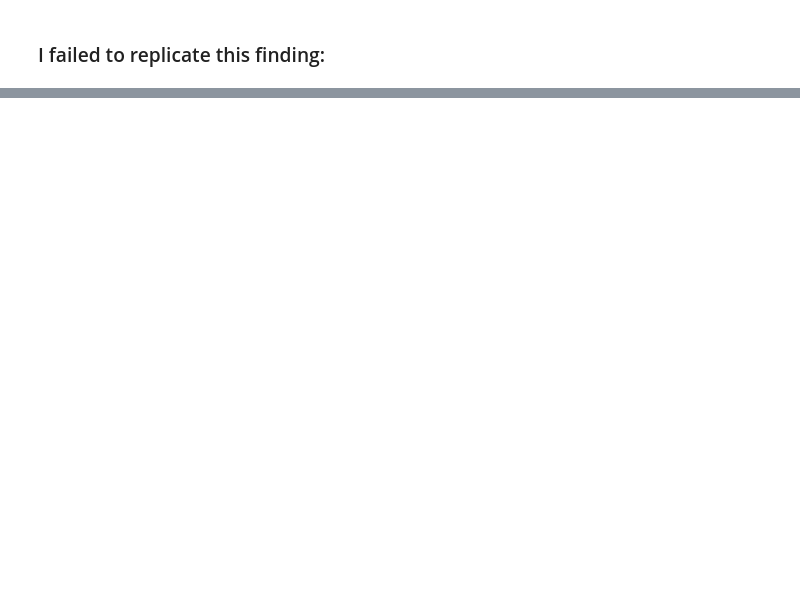
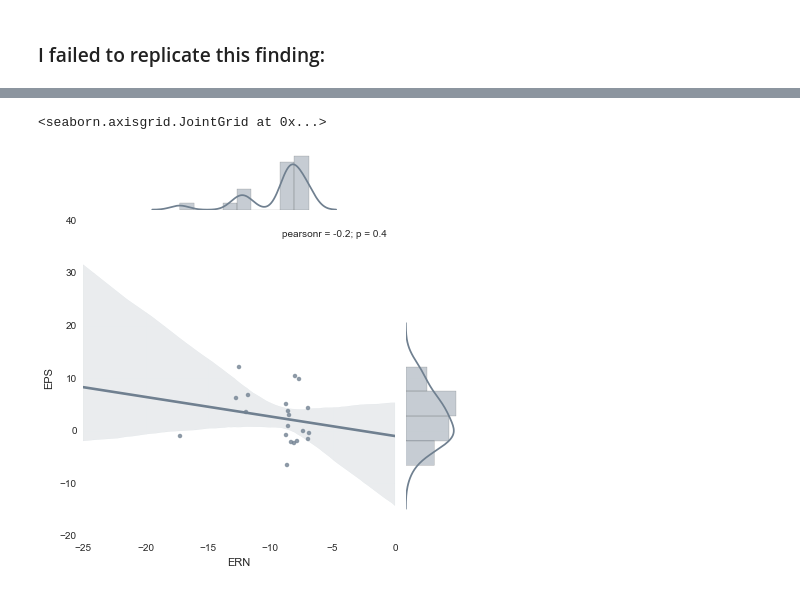
Before and after one commit to meli-lewis/rp_hajcak-foti, a Jupyter notebook: RP_Hajcak_Foti.ipynb, the cells around one changed output, grey strips where cells are left out. Drawn from its saved outputs; the diff is of its cells as text; code cells hidden in the pictures; blank space fills up the shorter version.

```diff
--- a/RP_Hajcak_Foti.ipynb
+++ b/RP_Hajcak_Foti.ipynb
@@ -61,0 +126,7 @@ sns.jointplot(error_trials['ERN'],error_trials['EPS'],kind="reg",stat_func=pears
+# %%
+high_amp_san_outlier = high_amplitude[high_amplitude['participant'] != 1]
+# %%
+sns.jointplot(high_amp_san_outlier['ERN'],high_amp_san_outlier['EPS'],kind="reg",stat_func=pearsonr, color = "slategray")
+# %% [output]
+<seaborn.axisgrid.JointGrid at 0x...>
+[figure, added]
```
Also changed, not shown: parts of 36 cells of this notebook, 4 other files.
